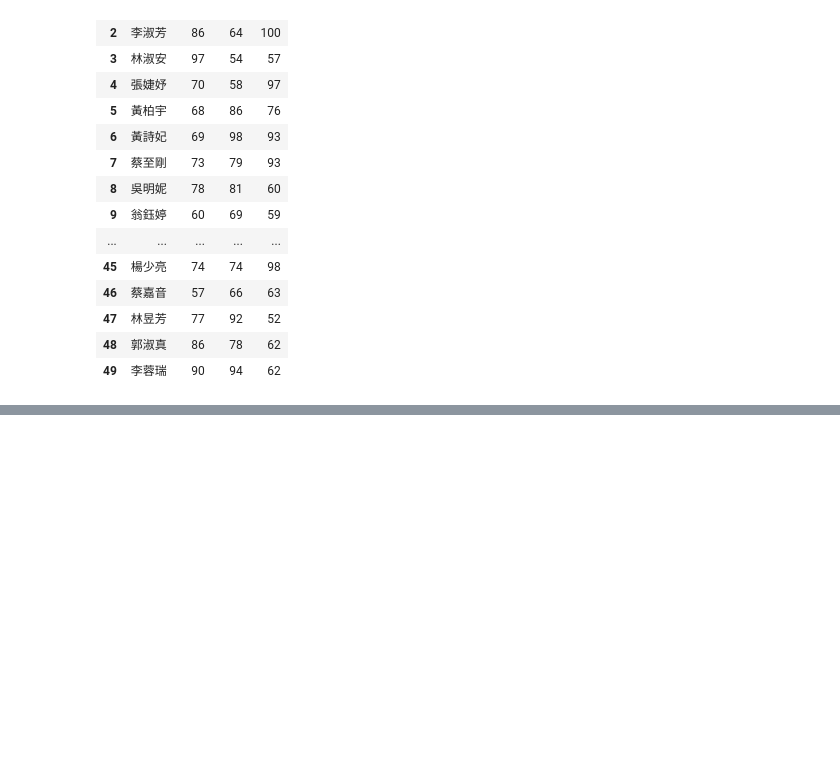
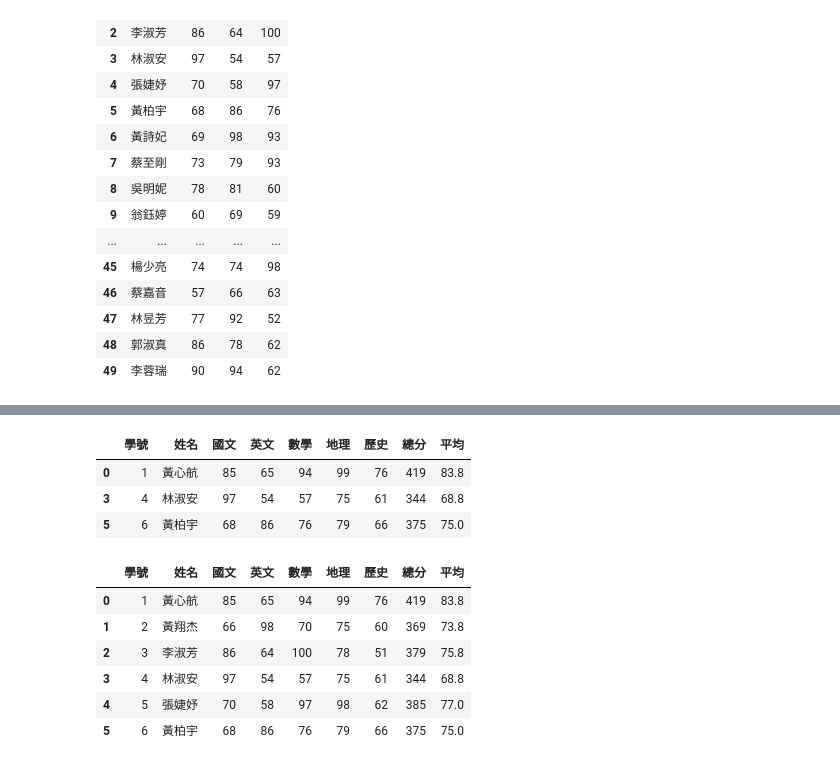
Before and after one commit to Ye-Yu-Xi/_2024_06_04_, a Jupyter notebook: lesson17_4.ipynb, the cells around one changed output, grey strips where cells are left out. Saved outputs shown, nothing was run; the diff lists cells and outputs as text; code cells hidden in the pictures; blank space fills up the shorter version.

```diff
--- a/lesson17_4.ipynb
+++ b/lesson17_4.ipynb
@@ -45,0 +59,17 @@ df[['姓名','國文', '英文', '數學']]  #用欄(橫)去做呼,裡面需要l
+# %%
+df.iloc[[0,3,5]]     #筆記:指定索引編號呼叫,裡面一定要再加list[]呼叫
+# %% [output]
+|  | 學號 | 姓名 | 國文 | 英文 | 數學 | 地理 | 歷史 | 總分 | 平均 |
+| 0 | 1 | 黃心航 | 85 | 65 | 94 | 99 | 76 | 419 | 83.8 |
+| 3 | 4 | 林淑安 | 97 | 54 | 57 | 75 | 61 | 344 | 68.8 |
+| 5 | 6 | 黃柏宇 | 68 | 86 | 76 | 79 | 66 | 375 | 75.0 |
+# %%
+df.iloc[0:6]  #0~5 共6筆, 不包含索引編號5的資料
+# %% [output]
+|  | 學號 | 姓名 | 國文 | 英文 | 數學 | 地理 | 歷史 | 總分 | 平均 |
+| 0 | 1 | 黃心航 | 85 | 65 | 94 | 99 | 76 | 419 | 83.8 |
+| 1 | 2 | 黃翔杰 | 66 | 98 | 70 | 75 | 60 | 369 | 73.8 |
+| 2 | 3 | 李淑芳 | 86 | 64 | 100 | 78 | 51 | 379 | 75.8 |
+| 3 | 4 | 林淑安 | 97 | 54 | 57 | 75 | 61 | 344 | 68.8 |
+| 4 | 5 | 張婕妤 | 70 | 58 | 97 | 98 | 62 | 385 | 77.0 |
+| 5 | 6 | 黃柏宇 | 68 | 86 | 76 | 79 | 66 | 375 | 75.0 |
```
Also changed, not shown: parts of 1 cell of this notebook.
